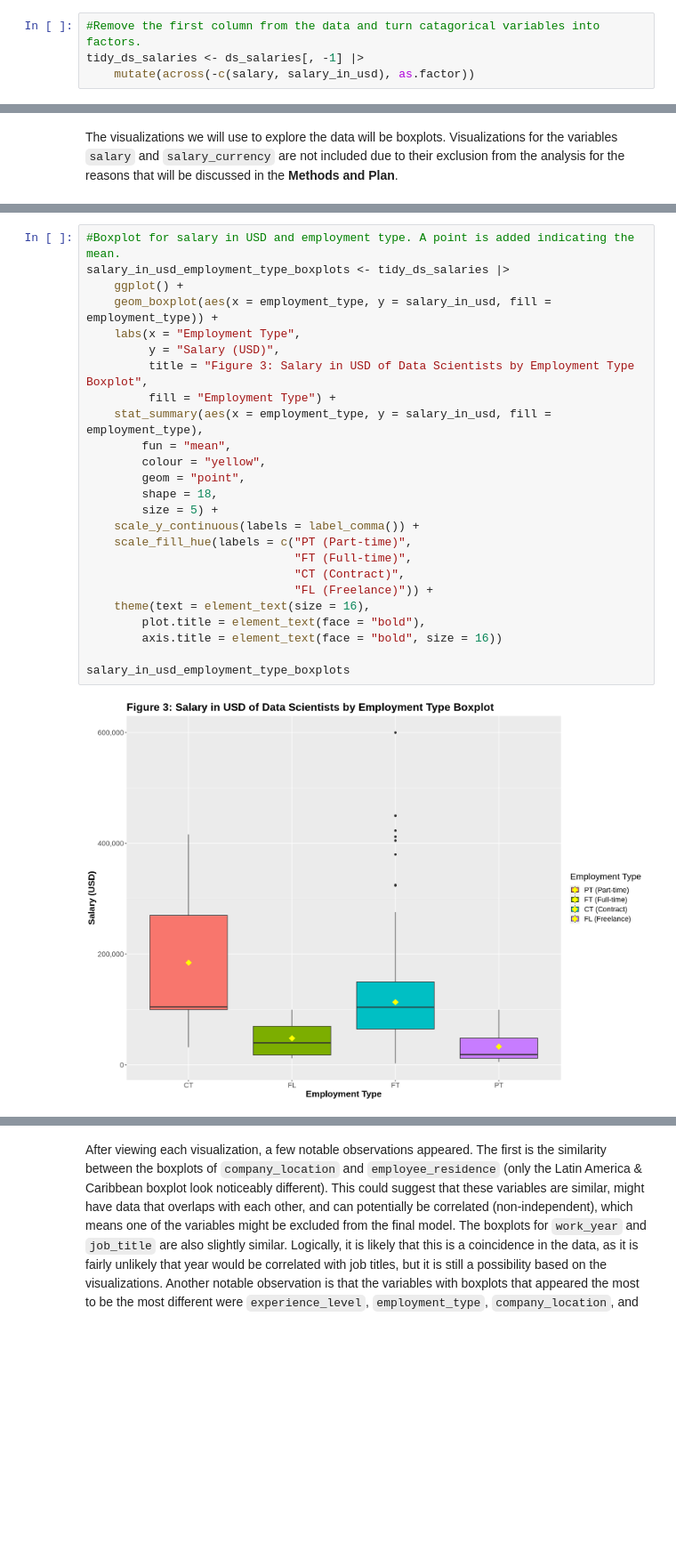
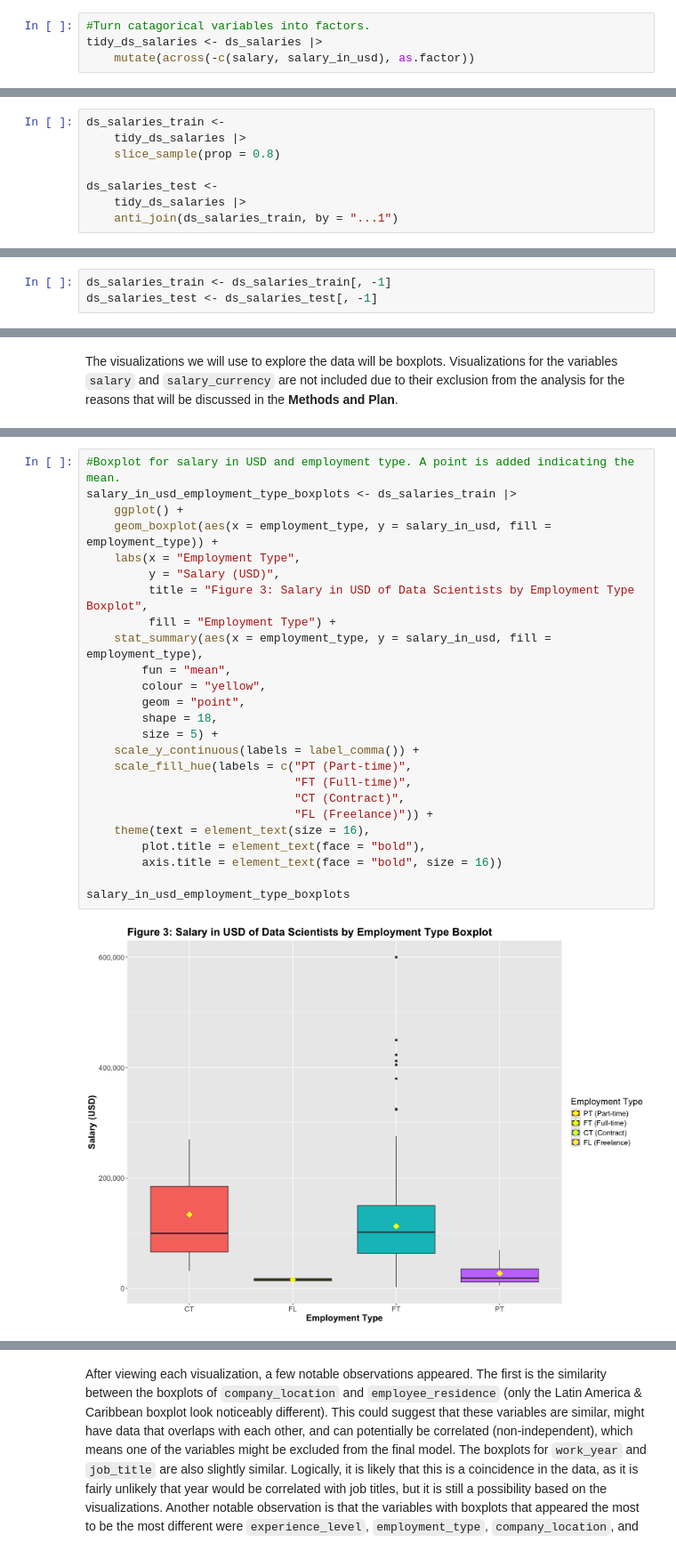
Before and after one commit to 1zhoueri/stat-301-project, a Jupyter notebook: Group_Project.ipynb, the cells around one changed output, grey strips where cells are left out. Shown at 89% size. Drawn from its saved outputs; the diff is of its cells as text; blank space fills up the shorter version.

Commit message:
set seed for reproducibility and use training test split

```diff
--- a/Group_Project.ipynb
+++ b/Group_Project.ipynb
@@ -155,8 +160,8 @@ Some changes need to be made to the data at first glance. The first column is un
 # %% [markdown]
 ### Cleaning and Tidying Data
 # %%
-#Remove the first column from the data and turn catagorical variables into factors.
-tidy_ds_salaries <- ds_salaries[, -1] |>
+#Turn catagorical variables into factors.
+tidy_ds_salaries <- ds_salaries |>
     mutate(across(-c(salary, salary_in_usd), as.factor))
 # %%
 #View summary statistics about the dataset.
@@ -264,0 +272,8 @@ A tibble: 6 × 11
+# %%
+ds_salaries_train <-
+    tidy_ds_salaries |>
+    slice_sample(prop = 0.8)
+
+ds_salaries_test <-
+    tidy_ds_salaries |>
+    anti_join(ds_salaries_train, by = "...1")
@@ -265,3 +282,6 @@ A tibble: 6 × 11
+# %%
+ds_salaries_train <- ds_salaries_train[, -1]
+ds_salaries_test <- ds_salaries_test[, -1]
 # %% [markdown]
 ### Data Visualization
 # %% [markdown]
@@ -319,29 +339,29 @@ salary_in_usd_experience_level_boxplots
 # %%
 #Boxplot for salary in USD and employment type. A point is added indicating the mean.
-salary_in_usd_employment_type_boxplots <- tidy_ds_salaries |>
+salary_in_usd_employment_type_boxplots <- ds_salaries_train |>
     ggplot() +
     geom_boxplot(aes(x = employment_type, y = salary_in_usd, fill = employment_type)) +
     labs(x = "Employment Type",
          y = "Salary (USD)",
          title = "Figure 3: Salary in USD of Data Scientists by Employment Type Boxplot",
          fill = "Employment Type") +
     stat_summary(aes(x = employment_type, y = salary_in_usd, fill = employment_type),
         fun = "mean",
         colour = "yellow",
         geom = "point",
         shape = 18,
         size = 5) +
     scale_y_continuous(labels = label_comma()) +
     scale_fill_hue(labels = c("PT (Part-time)",
                               "FT (Full-time)",
                               "CT (Contract)",
                               "FL (Freelance)")) +
     theme(text = element_text(size = 16),
         plot.title = element_text(face = "bold"),
         axis.title = element_text(face = "bold", size = 16))
 
 salary_in_usd_employment_type_boxplots
 # %% [output]
-[figure, old version]
+[figure, new version]
 # %%
 #Boxplot for salary in USD and job title. A point is added indicating the mean.
```
Also changed, not shown: parts of 19 cells of this notebook.
